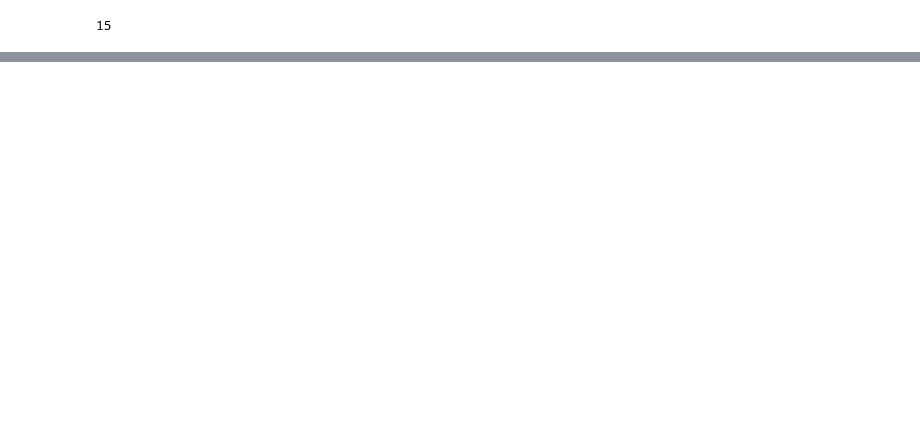
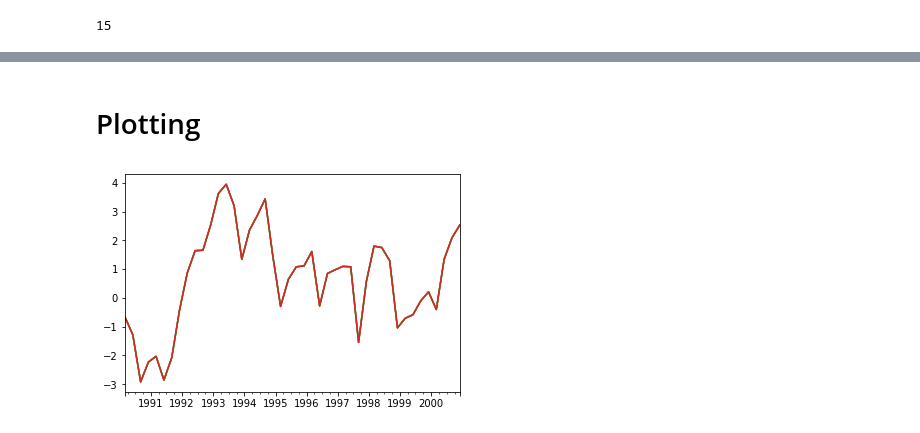
Before and after one commit to kzapfe/AprendiendoComputoLibre, a Jupyter notebook: Python/10minutosdePandas.ipynb, the cells around one changed output, grey strips where cells are left out. Saved outputs shown, nothing was run; the diff lists cells and outputs as text; code cells hidden in the pictures; blank space fills up the shorter version.

```diff
--- a/Python/10minutosdePandas.ipynb
+++ b/Python/10minutosdePandas.ipynb
@@ -414,0 +700,5 @@ dtype: int64
+# %%
+prng = pd.period_range('1990Q1', '2000Q4', freq='Q-NOV')
+ts = pd.Series(np.random.randn(len(prng)), prng)
+ts.index = (prng.asfreq('M', 'e') + 1).asfreq('H', 's') + 9
+ts.head()
@@ -414,0 +781,9 @@ dtype: int64
+# %% [markdown]
+# Plotting
+# %%
+ts2=ts.cumsum()
+# %%
+lala=ts2.plot()
+plt.show()
+# %% [output]
+[figure, added]
```
Also changed, not shown: parts of 67 cells of this notebook.
